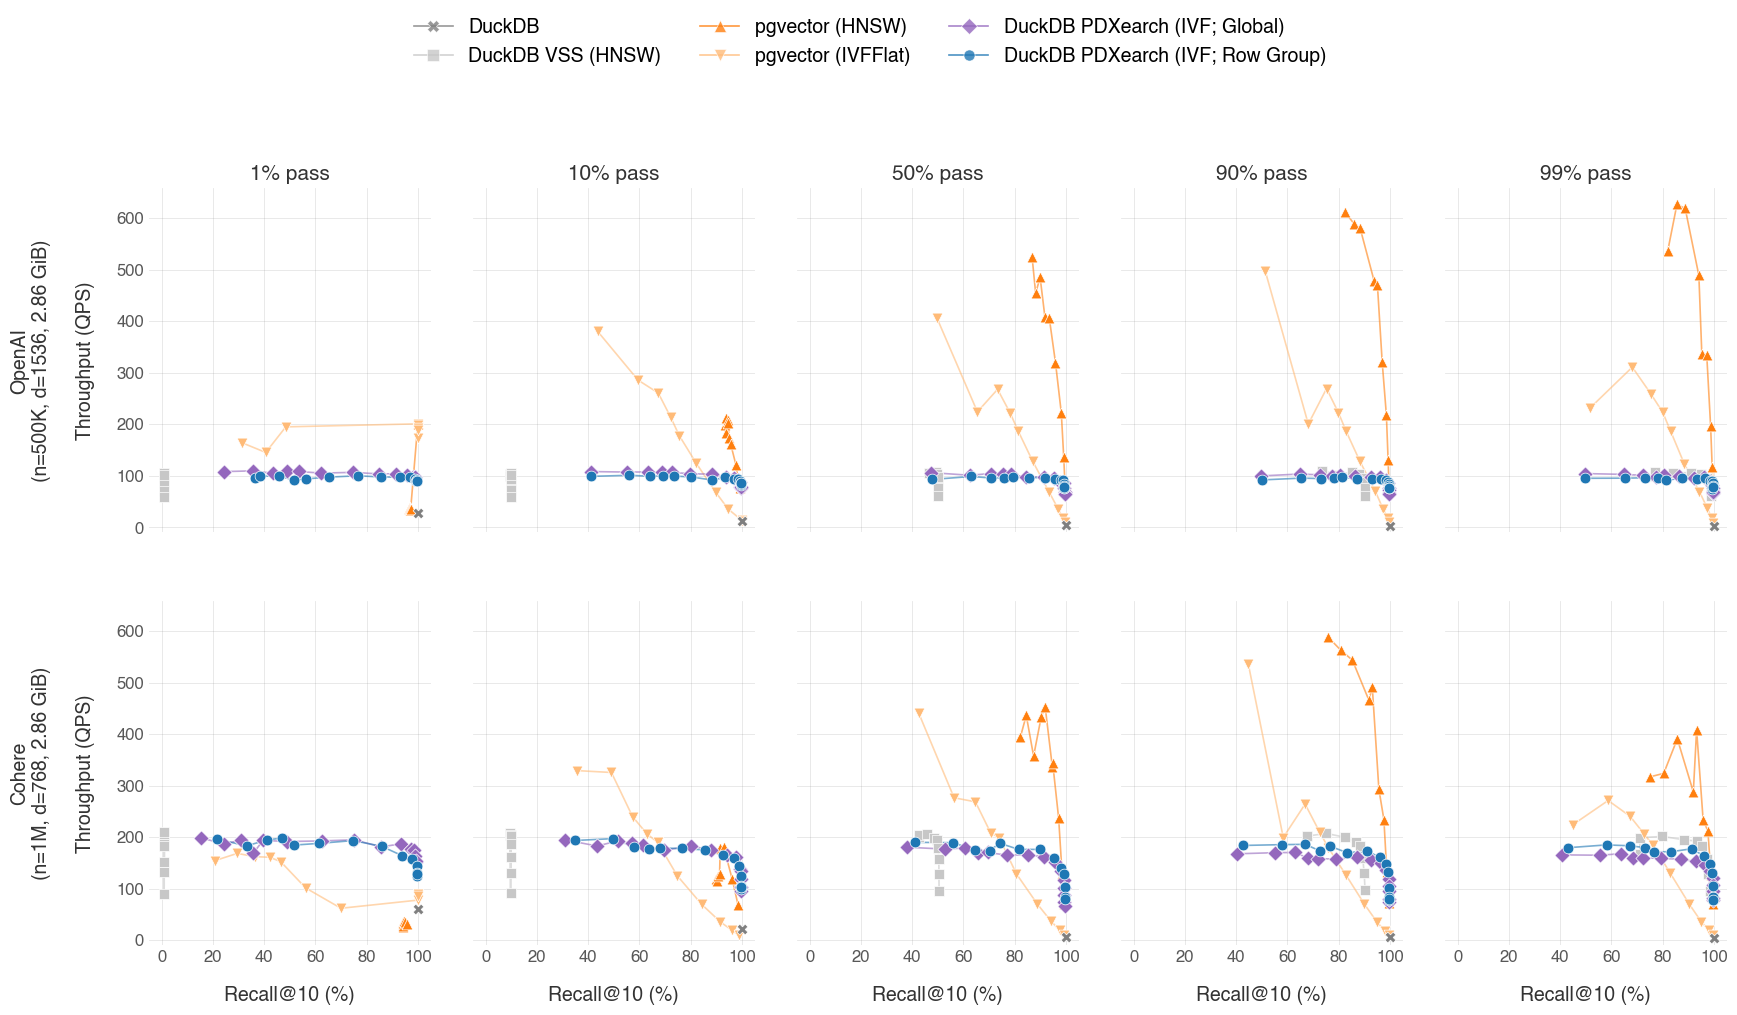
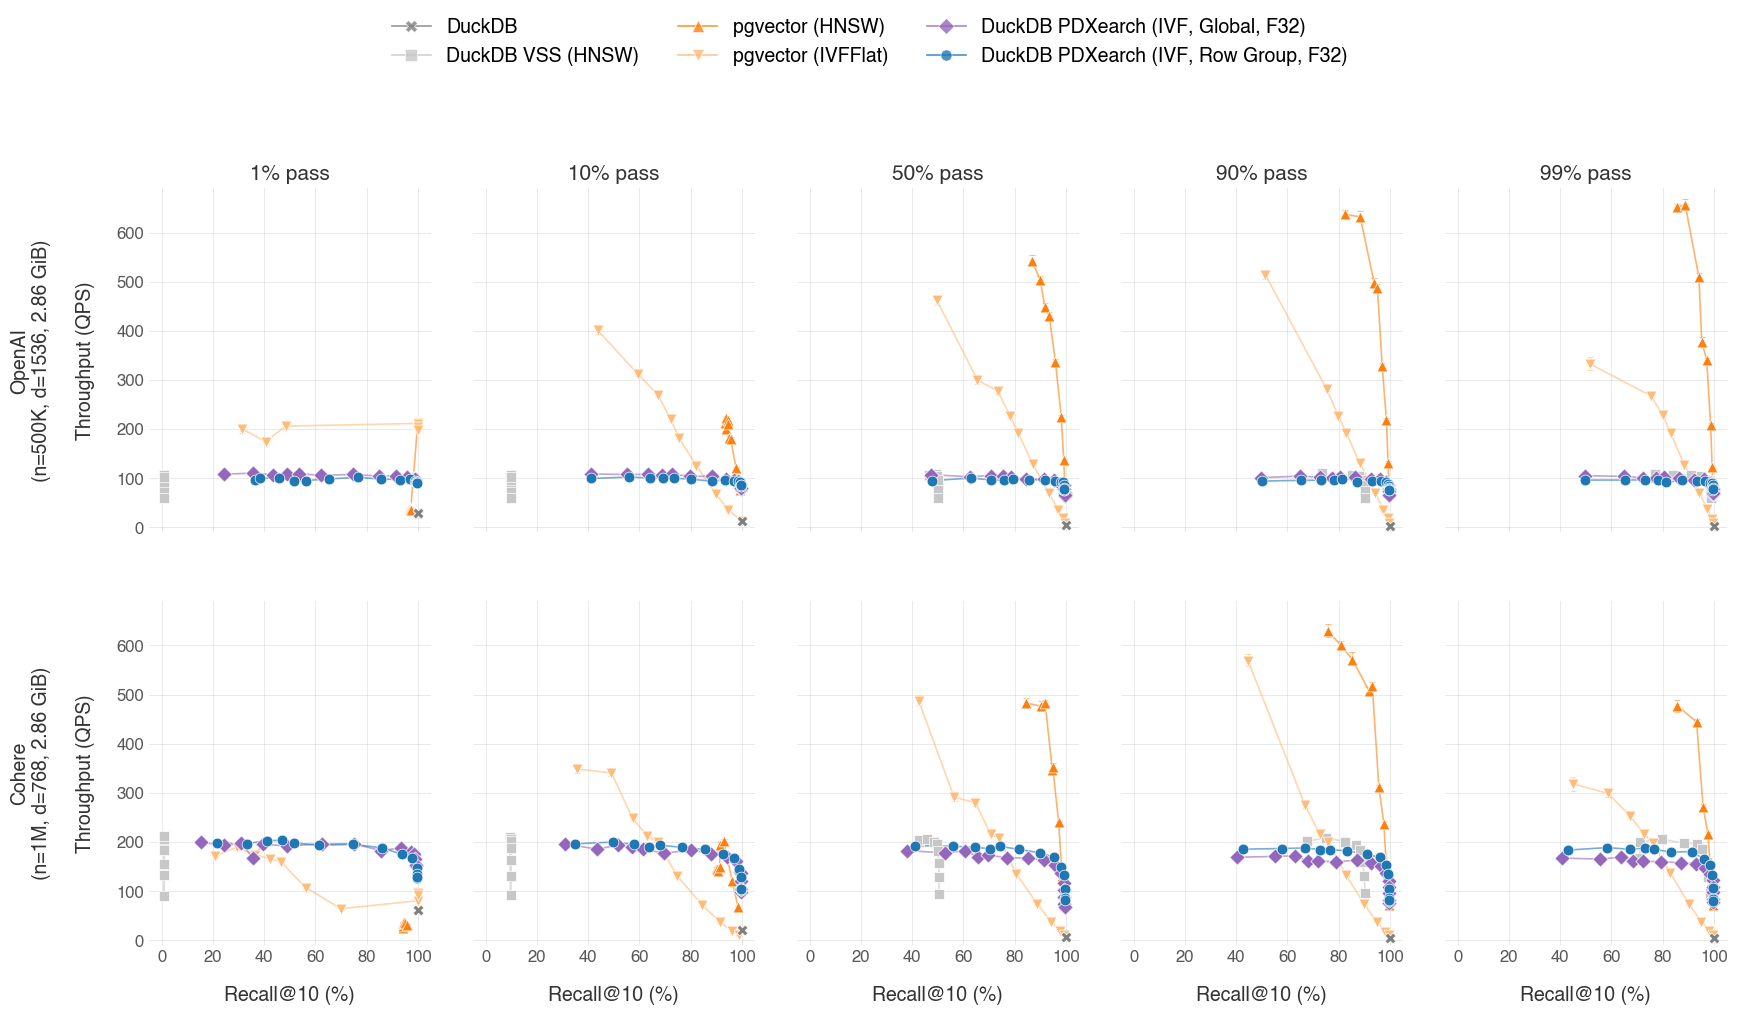
Code edit (unified diff) that turned the first committed figure into the second:
--- before
+++ after
@@ -24,5 +24,5 @@
 
 for r in filtered_records:
-    grouped[(r["dataset"], r["filter_rate"])][r["index"]].append((r["recall"], r["serial_qps"]))
+    grouped[(r["dataset"], r["filter_rate"])][r["index"]].append((r["recall"], r["serial_qps"], r["serial_qps_lo"], r["serial_qps_hi"], r.get("point_id", -1)))
 
 all_index_types = set()
@@ -49,4 +49,8 @@
             recalls = [p[0] for p in points]
             qps_vals = [p[1] for p in points]
+            qps_lo = [p[2] for p in points]
+            qps_hi = [p[3] for p in points]
+
+            point_ids = [p[4] for p in points]
 
             color = local_index_colors.get(index_type, "#808080")
@@ -55,7 +59,13 @@
             z_line = 9 if index_type == "DuckDB" else 2
 
+            ax.errorbar(recalls, qps_vals, yerr=[qps_lo, qps_hi], fmt="none",
+                       ecolor=color, elinewidth=0.8, capsize=2, capthick=0.8, alpha=0.5, zorder=z_scatter)
             ax.scatter(recalls, qps_vals, label=index_type, color=color,
                        marker=marker, s=MARKER_SIZE, zorder=z_scatter, edgecolors='white', linewidths=0.5)
             ax.plot(recalls, qps_vals, color=color, linewidth=1.2, alpha=0.6, zorder=z_line)
+            if ANNOTATE_POINT_IDS:
+                for _r, _q, _pid in zip(recalls, qps_vals, point_ids):
+                    ax.annotate(str(_pid), (_r, _q), fontsize=5, ha="left", va="bottom",
+                                color="#333333", xytext=(3, 3), textcoords="offset points", zorder=10)
 
         ds_title = DATASET_TITLES.get(ds, ds)

Commit: feat: improve statistics and add point annotation mechanism